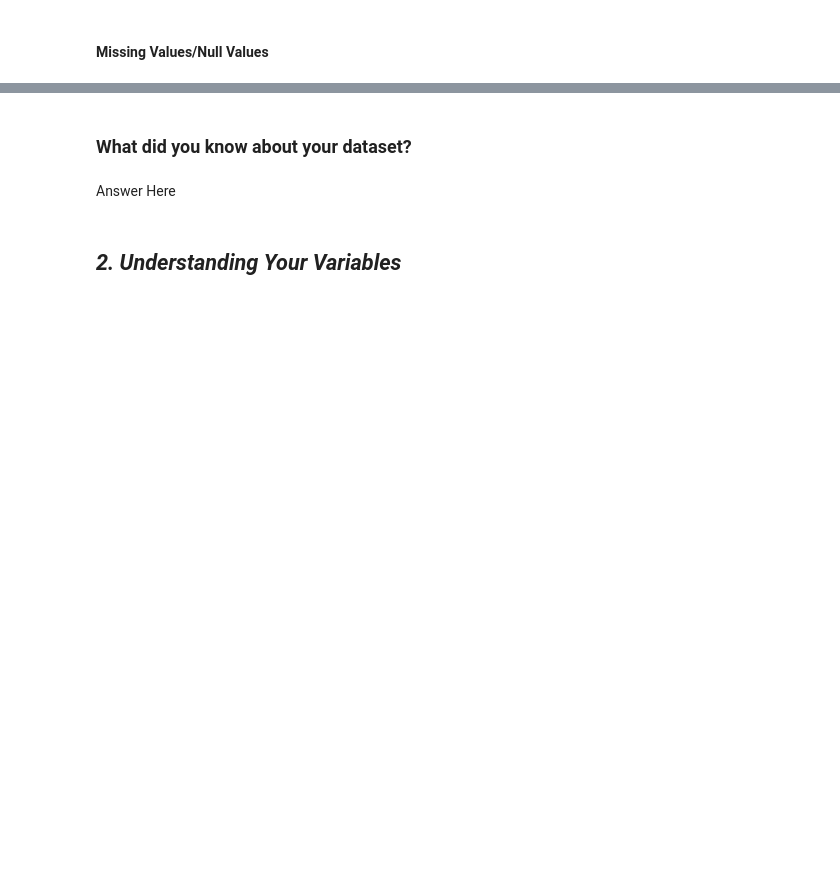
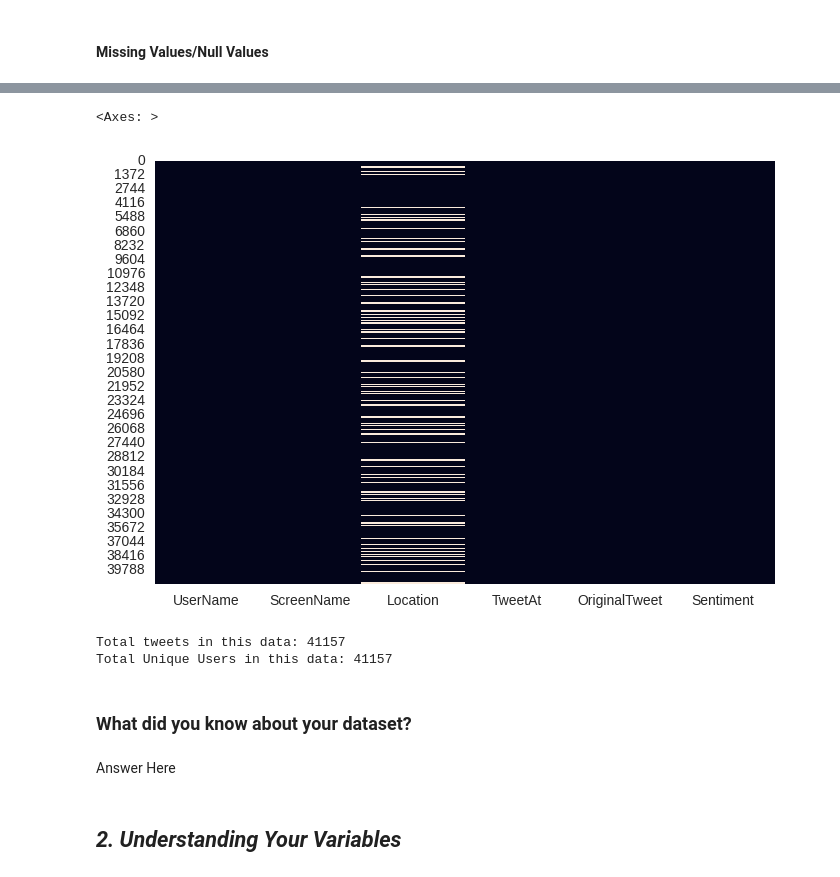
Before and after one commit to Vibhuguptampi/Coronavirus-Tweet-Sentiment-Analysis, a Jupyter notebook: Coronavirus_Tweet_Sentiment_Analysis.ipynb, the cells around one changed output, grey strips where cells are left out. Cells and saved outputs as stored; diff of their text form; code cells hidden in the pictures; blank space fills up the shorter version.

```diff
--- a/Coronavirus_Tweet_Sentiment_Analysis.ipynb
+++ b/Coronavirus_Tweet_Sentiment_Analysis.ipynb
@@ -156,6 +161,6 @@ import plotly.graph_objects as go
 # %%
 # Load Dataset
-df=pd.read_csv("/content/Coronavirus Tweets (1).csv",encoding='latin-1')
+df=pd.read_csv("/content/drive/MyDrive/AlmaBetter Project/Coronavirus-Tweet-Sentiment-Analysis/Coronavirus Tweets.csv",encoding='latin-1')
 # %% [markdown]
 ### Dataset First View
 # %%
@@ -182,5 +256,15 @@ df.columns
 # %%
 # Visualizing the missing values
+sns.heatmap(df.isnull(),cbar=False)
+# %% [output]
+<Axes: >
+[figure, added]
+# %%
+print('Total tweets in this data: {}'.format(df.shape[0]))
+print('Total Unique Users in this data: {}'.format(df['UserName'].nunique()))
+# %% [output]
+Total tweets in this data: 41157
+Total Unique Users in this data: 41157
 # %% [markdown]
 ### What did you know about your dataset?
 # %% [markdown]
```
Also changed, not shown: parts of 12 cells of this notebook.
